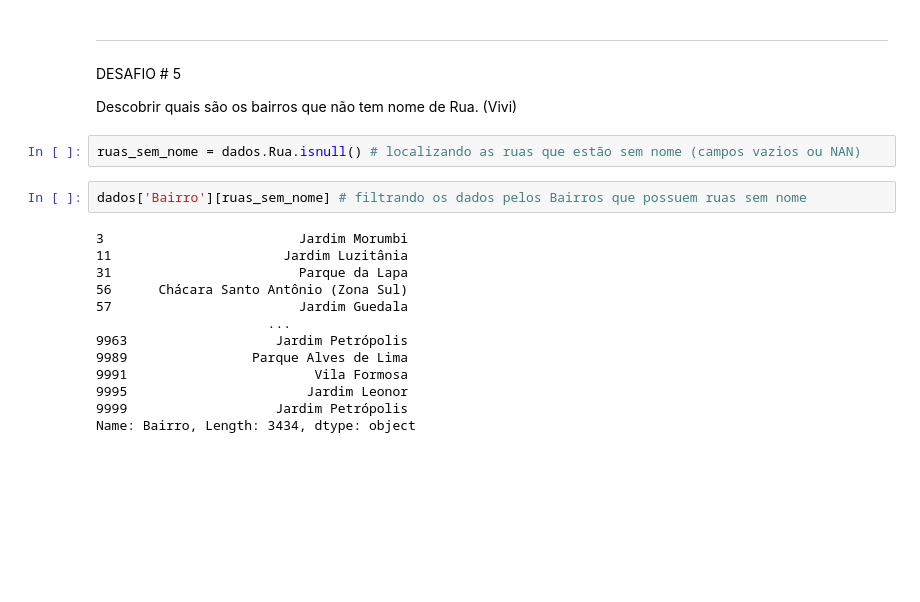
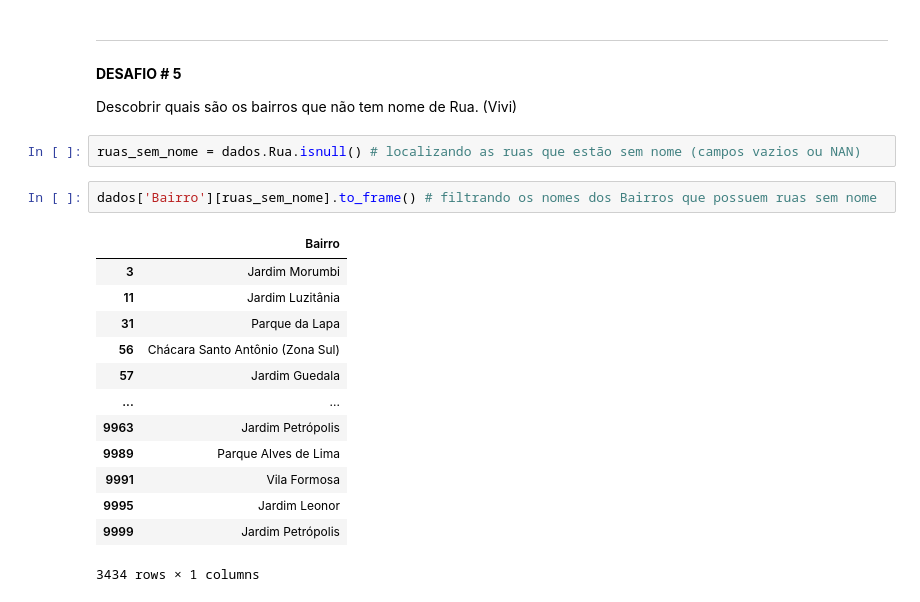
Before and after one commit to Mestevam1976/imersao_dados_alura_4_edicao, a Jupyter notebook: Imersão_de_Dados_Alura_Márcio.ipynb, the cells around one changed output. Saved outputs shown, nothing was run; the diff lists cells and outputs as text; blank space fills up the shorter version.

```diff
--- a/Imersão_de_Dados_Alura_Márcio.ipynb
+++ b/Imersão_de_Dados_Alura_Márcio.ipynb
@@ -279,23 +271,24 @@ dados.describe().T # Obtendo a contagem dos dados, média, desvio-padrão, quart
 # %% [markdown]
 <hr>
 # %% [markdown]
-DESAFIO # 5
+<b>DESAFIO # 5</b>
 
 Descobrir quais são os bairros que não tem nome de Rua. (Vivi)
 # %%
 ruas_sem_nome = dados.Rua.isnull() # localizando as ruas que estão sem nome (campos vazios ou NAN)
 # %%
-dados['Bairro'][ruas_sem_nome] # filtrando os dados pelos Bairros que possuem ruas sem nome
+dados['Bairro'][ruas_sem_nome].to_frame() # filtrando os nomes dos Bairros que possuem ruas sem nome
 # %% [output]
+|  | Bairro |
+| 3 | Jardim Morumbi |
+| 11 | Jardim Luzitânia |
+| 31 | Parque da Lapa |
+| 56 | Chácara Santo Antônio (Zona Sul) |
+| 57 | Jardim Guedala |
+| ... | ... |
+| 9963 | Jardim Petrópolis |
+| 9989 | Parque Alves de Lima |
+| 9991 | Vila Formosa |
+| 9995 | Jardim Leonor |
+| 9999 | Jardim Petrópolis |
-3                         Jardim Morumbi
-11                      Jardim Luzitânia
-31                        Parque da Lapa
-56      Chácara Santo Antônio (Zona Sul)
-57                        Jardim Guedala
-                      ...
-9963                   Jardim Petrópolis
-9989                Parque Alves de Lima
-9991                        Vila Formosa
-9995                       Jardim Leonor
-9999                   Jardim Petrópolis
-Name: Bairro, Length: 3434, dtype: object
+3434 rows × 1 columns
```
Also changed, not shown: parts of 16 cells of this notebook.
